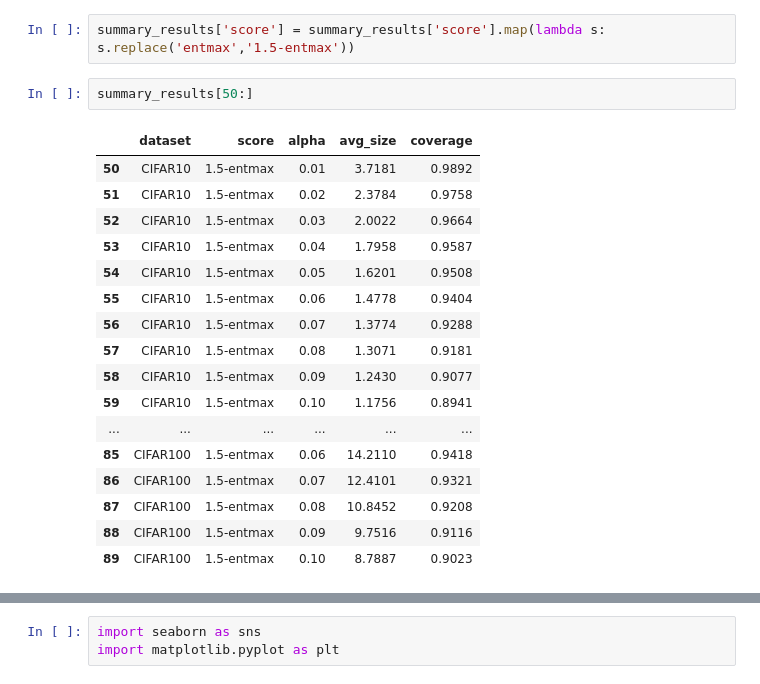
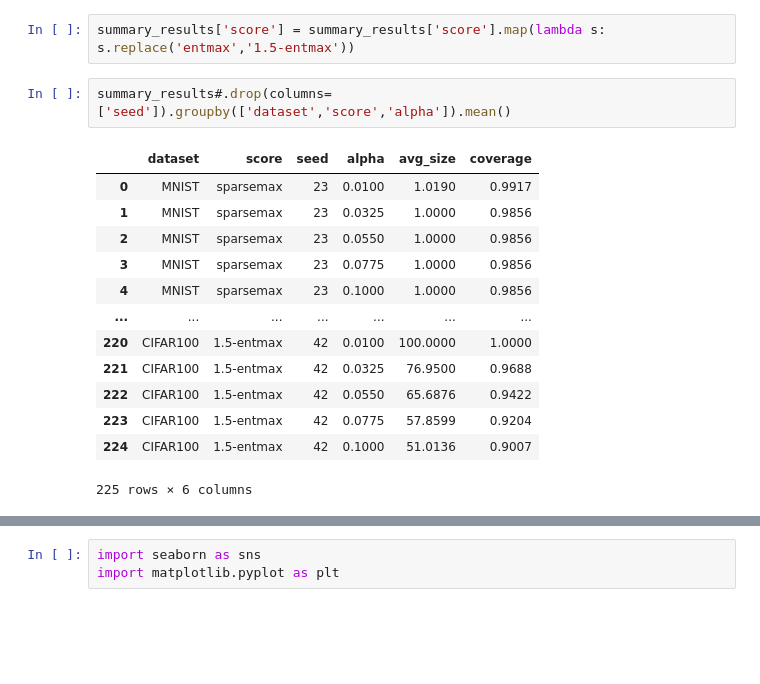
Before and after one commit to JoaoCalem/EntmaxCP, a Jupyter notebook: analysis.ipynb, the cells around one changed output, grey strips where cells are left out. Drawn from its saved outputs; the diff is of its cells as text; blank space fills up the shorter version.

```diff
--- a/analysis.ipynb
+++ b/analysis.ipynb
@@ -37,23 +37,19 @@ Files already downloaded and verified
 KeyboardInterrupt:
 # %%
 summary_results['score'] = summary_results['score'].map(lambda s: s.replace('entmax','1.5-entmax'))
-# %%
-summary_results[50:]
-# %% [output]
-|  | dataset | score | alpha | avg_size | coverage |
-| 50 | CIFAR10 | 1.5-entmax | 0.01 | 3.7181 | 0.9892 |
-| 51 | CIFAR10 | 1.5-entmax | 0.02 | 2.3784 | 0.9758 |
-| 52 | CIFAR10 | 1.5-entmax | 0.03 | 2.0022 | 0.9664 |
-| 53 | CIFAR10 | 1.5-entmax | 0.04 | 1.7958 | 0.9587 |
-| 54 | CIFAR10 | 1.5-entmax | 0.05 | 1.6201 | 0.9508 |
-| 55 | CIFAR10 | 1.5-entmax | 0.06 | 1.4778 | 0.9404 |
-| 56 | CIFAR10 | 1.5-entmax | 0.07 | 1.3774 | 0.9288 |
-| 57 | CIFAR10 | 1.5-entmax | 0.08 | 1.3071 | 0.9181 |
-| 58 | CIFAR10 | 1.5-entmax | 0.09 | 1.2430 | 0.9077 |
-| 59 | CIFAR10 | 1.5-entmax | 0.10 | 1.1756 | 0.8941 |
-| ... | ... | ... | ... | ... | ... |
-| 85 | CIFAR100 | 1.5-entmax | 0.06 | 14.2110 | 0.9418 |
-| 86 | CIFAR100 | 1.5-entmax | 0.07 | 12.4101 | 0.9321 |
-| 87 | CIFAR100 | 1.5-entmax | 0.08 | 10.8452 | 0.9208 |
-| 88 | CIFAR100 | 1.5-entmax | 0.09 | 9.7516 | 0.9116 |
-| 89 | CIFAR100 | 1.5-entmax | 0.10 | 8.7887 | 0.9023 |
+# %%
+summary_results#.drop(columns=['seed']).groupby(['dataset','score','alpha']).mean()
+# %% [output]
+|  | dataset | score | seed | alpha | avg_size | coverage |
+| 0 | MNIST | sparsemax | 23 | 0.0100 | 1.0190 | 0.9917 |
+| 1 | MNIST | sparsemax | 23 | 0.0325 | 1.0000 | 0.9856 |
+| 2 | MNIST | sparsemax | 23 | 0.0550 | 1.0000 | 0.9856 |
+| 3 | MNIST | sparsemax | 23 | 0.0775 | 1.0000 | 0.9856 |
+| 4 | MNIST | sparsemax | 23 | 0.1000 | 1.0000 | 0.9856 |
+| ... | ... | ... | ... | ... | ... | ... |
+| 220 | CIFAR100 | 1.5-entmax | 42 | 0.0100 | 100.0000 | 1.0000 |
+| 221 | CIFAR100 | 1.5-entmax | 42 | 0.0325 | 76.9500 | 0.9688 |
+| 222 | CIFAR100 | 1.5-entmax | 42 | 0.0550 | 65.6876 | 0.9422 |
+| 223 | CIFAR100 | 1.5-entmax | 42 | 0.0775 | 57.8599 | 0.9204 |
+| 224 | CIFAR100 | 1.5-entmax | 42 | 0.1000 | 51.0136 | 0.9007 |
+225 rows × 6 columns
```
Also changed, not shown: parts of 5 cells of this notebook, 3 other files.
